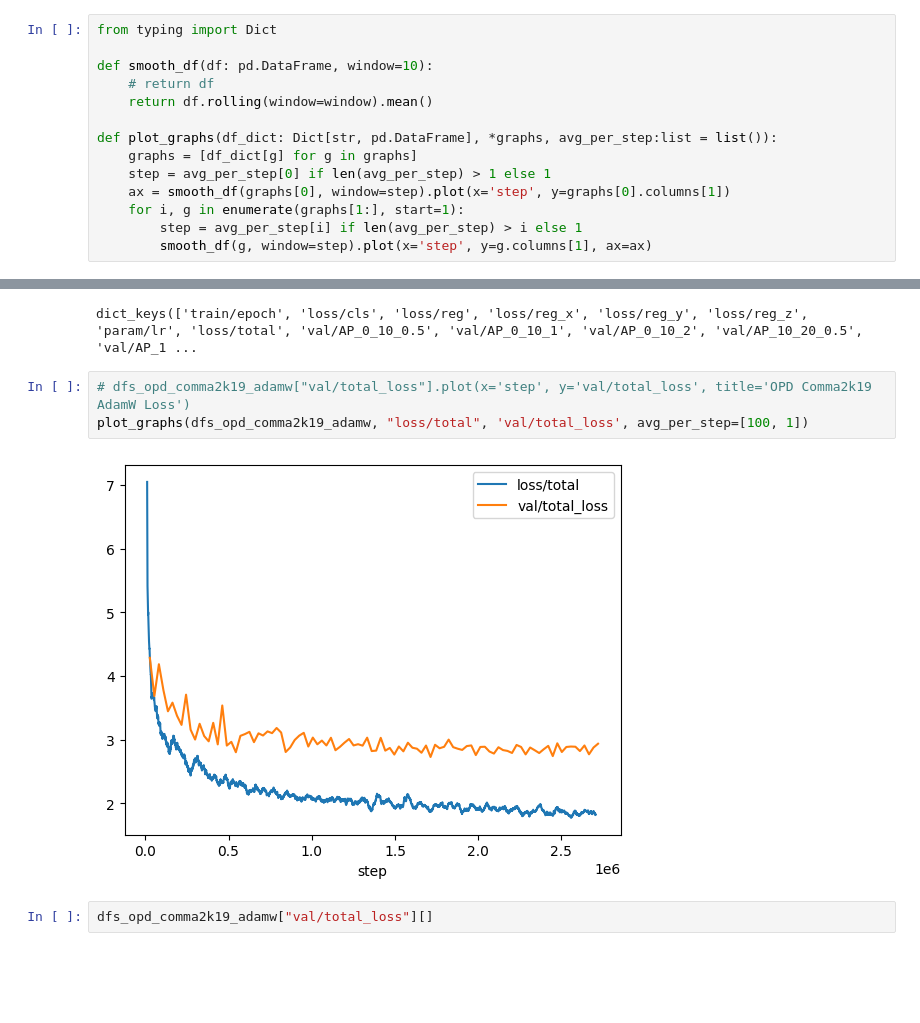
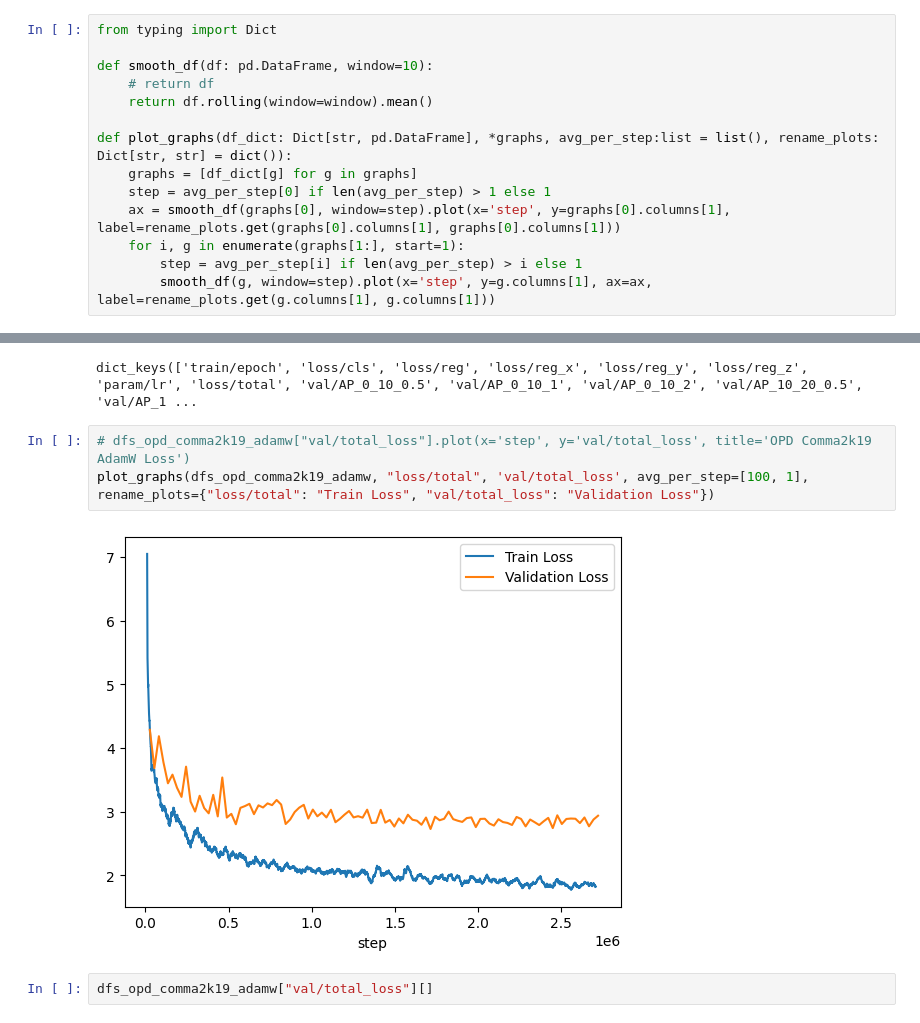
Before and after one commit to ulrik2204/Openpilot-Deepdive-Fork, a Jupyter notebook: training_results.ipynb, the cells around one changed output, grey strips where cells are left out. Drawn from its saved outputs; the diff is of its cells as text; blank space fills up the shorter version.

```diff
--- a/training_results.ipynb
+++ b/training_results.ipynb
@@ -52,13 +52,13 @@ def smooth_df(df: pd.DataFrame, window=10):
     # return df
     return df.rolling(window=window).mean()
 
-def plot_graphs(df_dict: Dict[str, pd.DataFrame], *graphs, avg_per_step:list = list()):
+def plot_graphs(df_dict: Dict[str, pd.DataFrame], *graphs, avg_per_step:list = list(), rename_plots: Dict[str, str] = dict()):
     graphs = [df_dict[g] for g in graphs]
     step = avg_per_step[0] if len(avg_per_step) > 1 else 1
-    ax = smooth_df(graphs[0], window=step).plot(x='step', y=graphs[0].columns[1])
+    ax = smooth_df(graphs[0], window=step).plot(x='step', y=graphs[0].columns[1], label=rename_plots.get(graphs[0].columns[1], graphs[0].columns[1]))
     for i, g in enumerate(graphs[1:], start=1):
         step = avg_per_step[i] if len(avg_per_step) > i else 1
-        smooth_df(g, window=step).plot(x='step', y=g.columns[1], ax=ax)
+        smooth_df(g, window=step).plot(x='step', y=g.columns[1], ax=ax, label=rename_plots.get(g.columns[1], g.columns[1]))
 # %%
 
 from typing import Any, Dict, List
@@ -89,9 +89,9 @@ dfs_opd_comma2k19_adamw.keys()
 dict_keys(['train/epoch', 'loss/cls', 'loss/reg', 'loss/reg_x', 'loss/reg_y', 'loss/reg_z', 'param/lr', 'loss/total', 'val/AP_0_10_0.5', 'val/AP_0_10_1', 'val/AP_0_10_2', 'val/AP_10_20_0.5', 'val/AP_1 ...
 # %%
 # dfs_opd_comma2k19_adamw["val/total_loss"].plot(x='step', y='val/total_loss', title='OPD Comma2k19 AdamW Loss')
-plot_graphs(dfs_opd_comma2k19_adamw, "loss/total", 'val/total_loss', avg_per_step=[100, 1])
+plot_graphs(dfs_opd_comma2k19_adamw, "loss/total", 'val/total_loss', avg_per_step=[100, 1], rename_plots={"loss/total": "Train Loss", "val/total_loss": "Validation Loss"})
 # %% [output]
-[figure, old version]
+[figure, new version]
 # %%
 dfs_opd_comma2k19_adamw["val/total_loss"][]
 # %% [output]
```
Also changed, not shown: 2 other files.
